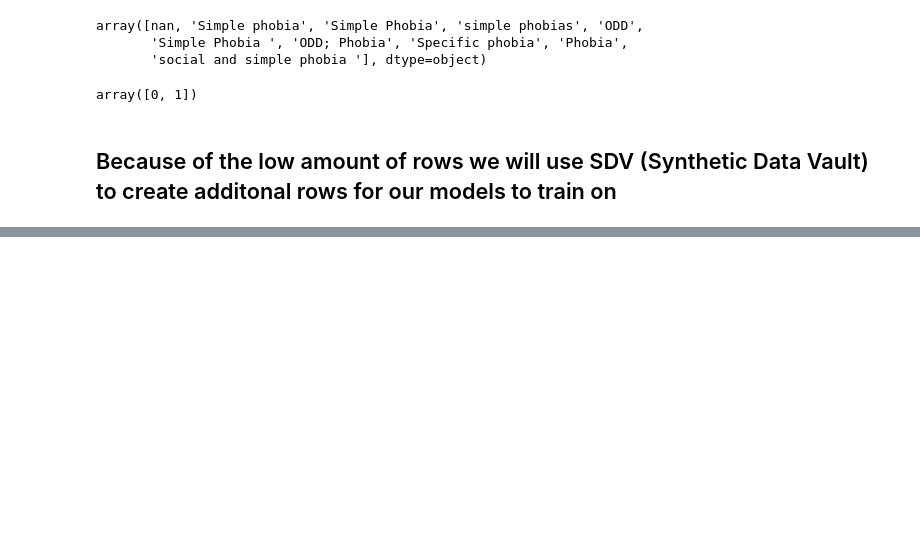
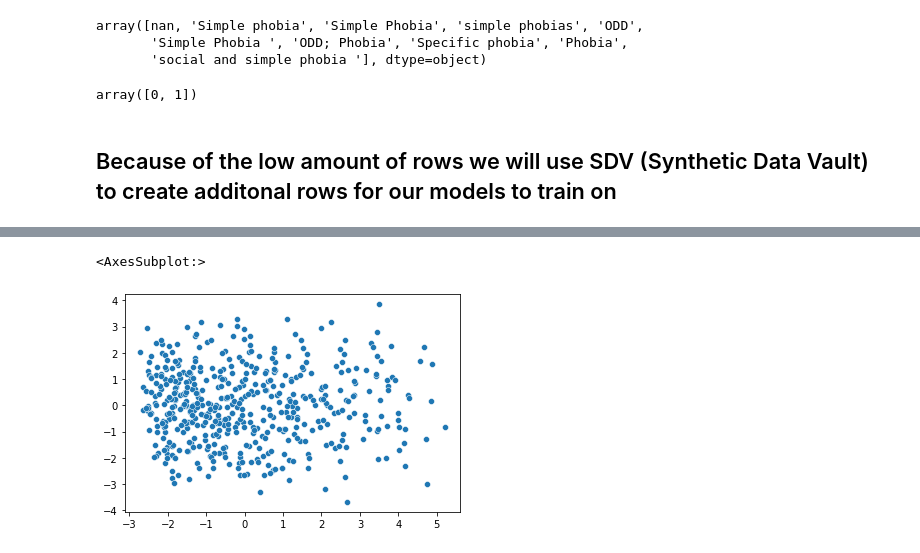
Before and after one commit to Only-Mike/ADHD, a Jupyter notebook: ADHD_semester_project.ipynb, the cells around one changed output, grey strips where cells are left out. Drawn from its saved outputs; the diff is of its cells as text; code cells hidden in the pictures; blank space fills up the shorter version.

```diff
--- a/ADHD_semester_project.ipynb
+++ b/ADHD_semester_project.ipynb
@@ -227,0 +296,6 @@ dtype: int64
+# %%
+from sklearn.decomposition import PCA
+pca = PCA(n_components=2)
+# %%
+# fit and transform the data
+df_reduced_pca = pca.fit_transform(df_scaled)
@@ -227,0 +319,6 @@ dtype: int64
+# %%
+#Plotting the reduced data (Tænker denne egentlig bare skal fjernes, da vi har en mere fancy graf under)
+sns.scatterplot(df_reduced_pca[:,0],df_reduced_pca[:,1])
+# %% [output]
+<AxesSubplot:>
+[figure, added]
```
Also changed, not shown: parts of 35 cells of this notebook.
